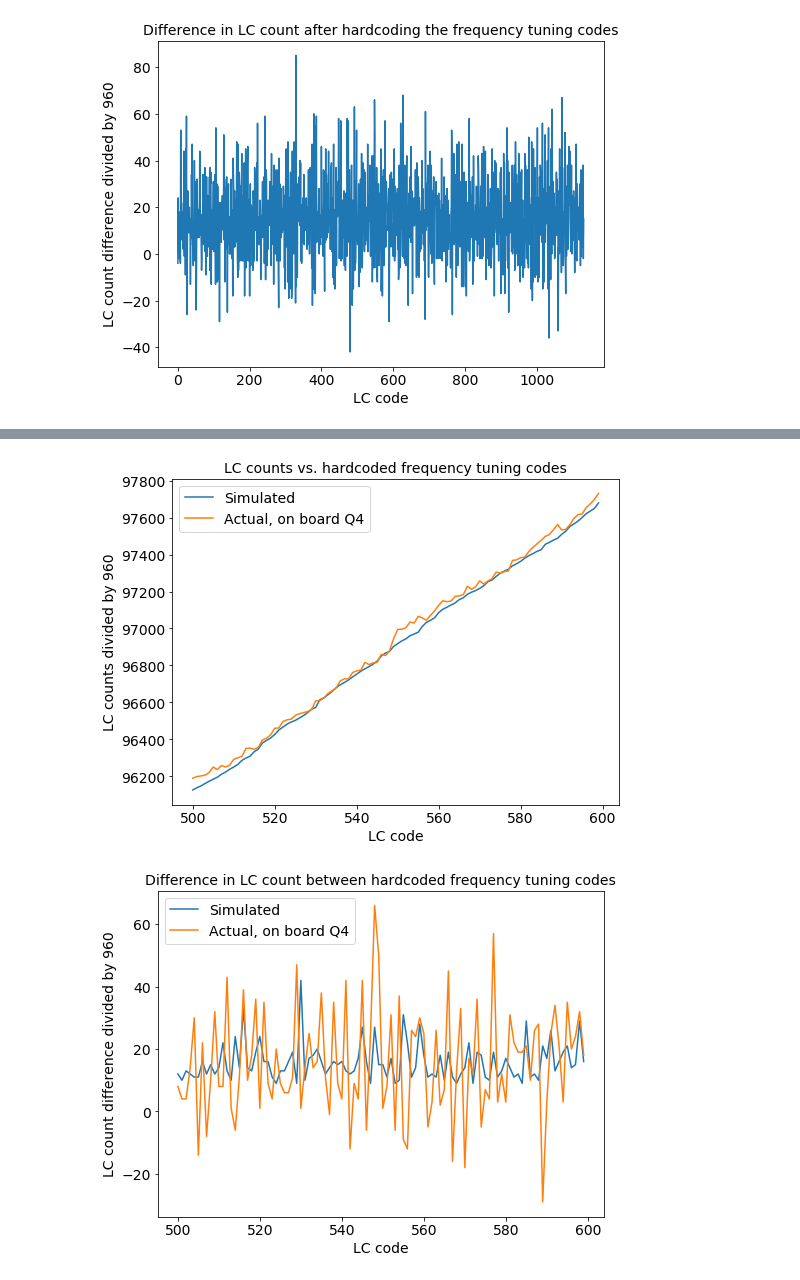
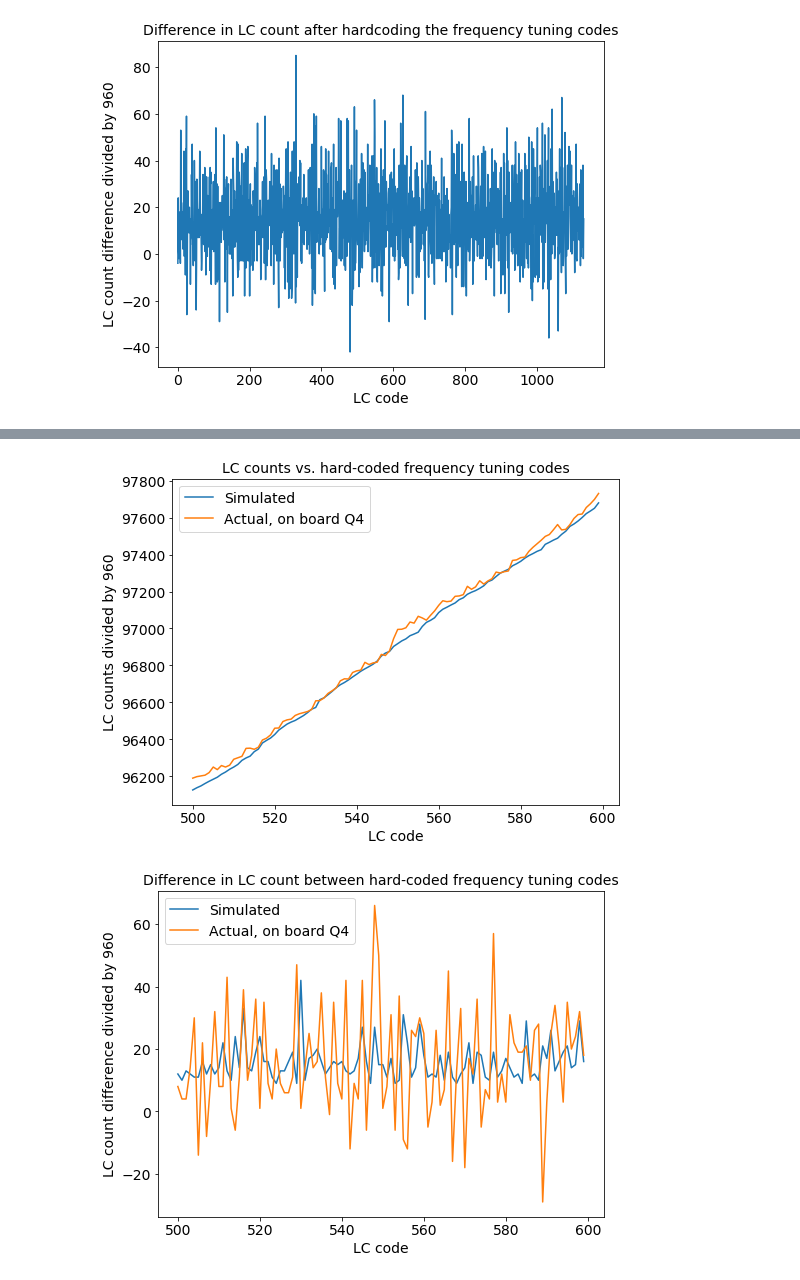
Before and after one commit to cwdao/scum-test-code, a Jupyter notebook: scum/LC_sweep/LC_sweep.ipynb, the cells around one changed output, grey strips where cells are left out. Cells and saved outputs as stored; diff of their text form; code cells hidden in the pictures.

Commit message:
Change LC frequency count plots

```diff
--- a/scum/LC_sweep/LC_sweep.ipynb
+++ b/scum/LC_sweep/LC_sweep.ipynb
@@ -56,3 +66,6 @@ plt.show()
+# %%
+LC_sweep = np.load('LC_sweep_data_20190920_170537.npz')
+coarse, mid, fine, LC_code, counts_LC = LC_sweep['coarse'], LC_sweep['mid'], LC_sweep['fine'], LC_sweep['LC_code'], LC_sweep['counts_LC']
 # %%
 indices = []
 
@@ -155,7 +168,7 @@ plt.show()
 plt.figure(figsize=(8, 6))
 plt.plot(np.arange(500, 600), counts_LC[indices][500:600], label="Simulated")
 plt.plot(np.arange(500, 600), counts_LC_monotonic[500:600], label="Actual, on board Q4")
-plt.title('LC counts vs. hardcoded frequency tuning codes', fontsize=14)
+plt.title('LC counts vs. hard-coded frequency tuning codes', fontsize=14)
 plt.xlabel('LC code', fontsize=14)
 plt.ylabel('LC counts divided by 960', fontsize=14)
 plt.xticks(fontsize=14)
@@ -164,18 +177,18 @@ plt.legend(fontsize=14)
 plt.savefig('lc_hardcoded_zoom.pdf', bbox_inches='tight')
 plt.show()
 # %% [output]
-[figure, old version]
+[figure, new version]
 # %%
 plt.figure(figsize=(8, 6))
 plt.plot(np.arange(500, 600), np.diff(counts_LC[indices])[500:600], label="Simulated")
 plt.plot(np.arange(500, 600), np.diff(counts_LC_monotonic)[500:600], label="Actual, on board Q4")
-plt.title('Difference in LC count between hardcoded frequency tuning codes', fontsize=14)
+plt.title('Difference in LC count between hard-coded frequency tuning codes', fontsize=14)
 plt.xlabel('LC code', fontsize=14)
 plt.ylabel('LC count difference divided by 960', fontsize=14)
 plt.xticks(fontsize=14)
 plt.yticks(fontsize=14)
 plt.legend(fontsize=14)
 plt.savefig('lc_hardcoded_diff_zoom.pdf', bbox_inches='tight')
 plt.show()
 # %% [output]
-[figure, old version]
+[figure, new version]
```
Also changed, not shown: parts of 10 cells of this notebook, 7 other files.
